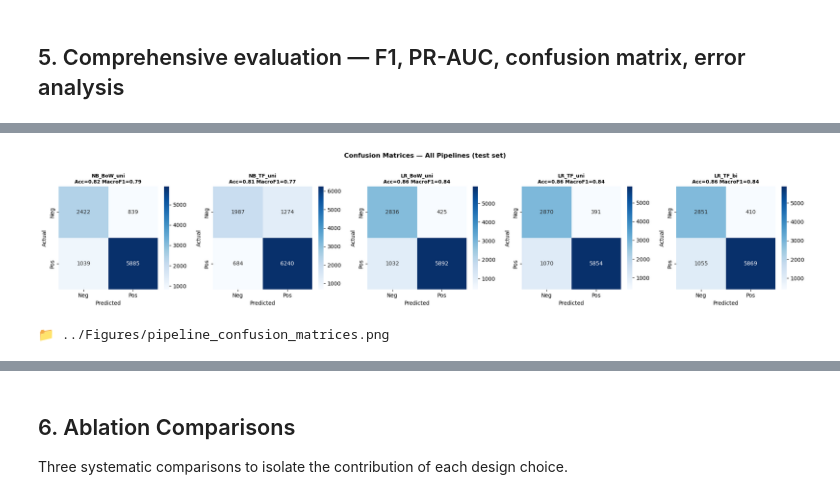
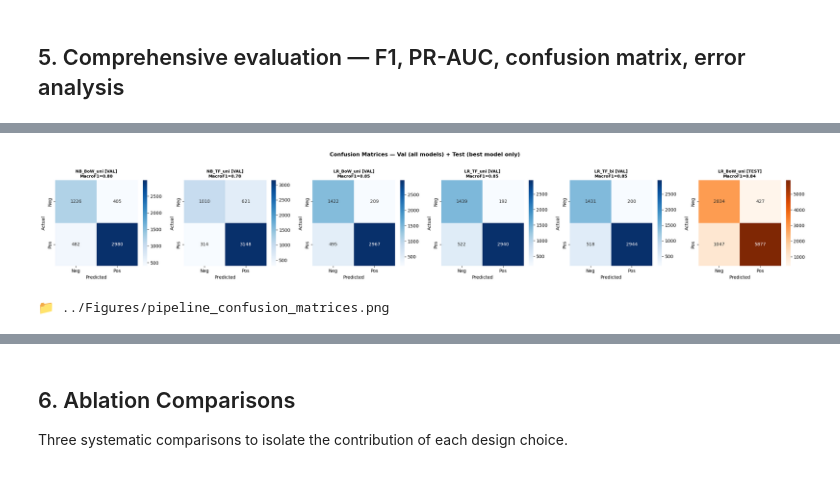
Before and after one commit to Jannik-m12/sentiment_analysis_spofify_reviews, a Jupyter notebook: Notebooks/03_Baseline_Modeling.ipynb, the cells around one changed output, grey strips where cells are left out. Saved outputs shown, nothing was run; the diff lists cells and outputs as text; code cells hidden in the pictures.

```diff
--- a/Notebooks/03_Baseline_Modeling.ipynb
+++ b/Notebooks/03_Baseline_Modeling.ipynb
@@ -285,0 +212,8 @@ print('  ✅ Stratification preserved class ratio. random_state=42 fixed for rep
+# %%
+# ── Step 5: Build capitalisation map from TRAINING rows only ──────────────────
+train_raw_texts = df_binary.loc[idx_train, 'Content']
+capitalization_map = build_capitalization_map(train_raw_texts)
+
+print(f'  Capitalisation map built from {len(train_raw_texts):,} training rows only')
+print(f'  Entries: {len(capitalization_map):,}')
+print('  ✅ No val/test-set vocabulary in the cap map')
@@ -443,19 +525,23 @@ from sklearn.feature_extraction.text import CountVectorizer, TfidfVectorizer
 CUSTOM_STOP = list(stop_words_filtered)
 
 texts_train = df_binary.loc[idx_train, 'cleaned'].values
+texts_val   = df_binary.loc[idx_val,   'cleaned'].values
 texts_test  = df_binary.loc[idx_test,  'cleaned'].values
 y_tr        = y_train
+y_va        = y_val
 y_te        = y_test
 
 print('=' * 60)
 print('✅ Step 4 Setup')
 print('=' * 60)
 print(f'  texts_train shape : {texts_train.shape}')
+print(f'  texts_val   shape : {texts_val.shape}')
 print(f'  texts_test  shape : {texts_test.shape}')
 print(f'  y_tr  distribution: Neg={(y_tr==0).sum()}, Pos={(y_tr==1).sum()}')
+print(f'  y_va  distribution: Neg={(y_va==0).sum()}, Pos={(y_va==1).sum()}')
 print(f'  y_te  distribution: Neg={(y_te==0).sum()}, Pos={(y_te==1).sum()}')
 print(f'  CUSTOM_STOP size  : {len(CUSTOM_STOP)} tokens')
-print(f'  Vectorisers       : CountVectorizer, TfidfVectorizer  ✅')
+print(f'  Vectorisers fit on train only via sklearn Pipeline  ✅')
 # %% [output]
 ============================================================
 ✅ Step 4 Setup
@@ -552,34 +645,68 @@ print('\n✅ All pipelines fitted and evaluated.')
 # %% [markdown]
 ## 5. Comprehensive evaluation — F1, PR-AUC, confusion matrix, error analysis
 # %%
-# ── Step 5a: Metrics table ────────────────────────────────────────────────────
-print('=' * 80)
-print('📊 Test-Set Performance Summary')
-print('=' * 80)
-print(f'  {"Model":<15} {"Acc":>6} {"F1-Neg":>8} {"F1-Pos":>8} {"Macro-F1":>10} {"CV-F1":>8} {"Best param"}')
-print('  ' + '─' * 75)
+# ── Step 5a: Val-set metrics table + best model selection ─────────────────────
+print('=' * 88)
+print('📊 Validation-Set Performance Summary  (test set not yet touched)')
+print('=' * 88)
+print(f'  {"Model":<15} {"Acc":>6} {"F1-Neg":>8} {"F1-Pos":>8} {"Macro-F1":>10} {"CV-F1":>8}  Best param')
+print('  ' + '─' * 83)
 for key, r in grid_results.items():
-    param_str = str(r['best_params'])
-    print(f'  {key:<15} {r["acc"]:>6.3f} {r["f1_neg"]:>8.3f} {r["f1_pos"]:>8.3f} {r["f1_macro"]:>10.3f} {r["cv_f1"]:>8.3f}  {param_str}')
+    print(f'  {key:<15} {r["val_acc"]:>6.3f} {r["val_f1_neg"]:>8.3f} {r["val_f1_pos"]:>8.3f} {r["val_f1_macro"]:>10.3f} {r["cv_f1"]:>8.3f}  {r["best_params"]}')
 
-print('\n' + '=' * 80)
-print('📋 Full Classification Reports')
-print('=' * 80)
-for key, r in grid_results.items():
-    print(f'\n  ── {key} ──')
-    print(classification_report(y_te, r['y_pred'],
-                                target_names=['Negative','Positive'],
-                                zero_division=0))
+# ── Select best model on val Macro-F1 ─────────────────────────────────────────
+best_key = max(grid_results, key=lambda k: grid_results[k]['val_f1_macro'])
+print(f'\n  🏆 Best model (val Macro-F1): {best_key}')
 
-fig, axes = plt.subplots(1, len(grid_results), figsize=(4*len(grid_results), 4))
+# ── Step 5b: Final one-time evaluation on TEST set (best model only) ──────────
+print('\n' + '=' * 88)
+print('🔒 Final Test-Set Evaluation  (best model only — run exactly once)')
+print('=' * 88)
+best_gs     = grid_results[best_key]['gs']
+y_pred_test = best_gs.predict(texts_test)
+y_prob_test = (best_gs.predict_proba(texts_test)[:, 1]
+               if hasattr(best_gs.best_estimator_.named_steps['clf'], 'predict_proba') else None)
+
+test_acc      = accuracy_score(y_te, y_pred_test)
+test_f1_neg   = f1_score(y_te, y_pred_test, pos_label=0, zero_division=0)
+test_f1_pos   = f1_score(y_te, y_pred_test, pos_label=1, zero_division=0)
+test_f1_macro = f1_score(y_te, y_pred_test, average='macro', zero_division=0)
+
+# Store test results back for downstream cells
+grid_results[best_key].update({
+    'y_pred_test'  : y_pred_test,
+    'y_prob_test'  : y_prob_test,
+    'test_acc'     : test_acc,
+    'test_f1_neg'  : test_f1_neg,
+    'test_f1_pos'  : test_f1_pos,
+    'test_f1_macro': test_f1_macro,
+})
+
+print(f'  Model     : {best_key}')
+print(f'  Accuracy  : {test_acc:.3f}')
+print(f'  F1-Neg    : {test_f1_neg:.3f}')
+print(f'  F1-Pos    : {test_f1_pos:.3f}')
+print(f'  Macro-F1  : {test_f1_macro:.3f}')
+print(f'\n{classification_report(y_te, y_pred_test, target_names=["Negative","Positive"], zero_division=0)}')
+
+# ── Step 5c: Confusion matrices — val (all models) + test (best model) ────────
+n_plots = len(grid_results) + 1  # one per model on val, plus one for best on test
+fig, axes = plt.subplots(1, n_plots, figsize=(4 * n_plots, 4))
+
 for ax, (key, r) in zip(axes, grid_results.items()):
-    cm = confusion_matrix(y_te, r['y_pred'])
+    cm = confusion_matrix(y_va, r['y_pred_val'])
     sns.heatmap(cm, annot=True, fmt='d', cmap='Blues', ax=ax,
                 xticklabels=['Neg','Pos'], yticklabels=['Neg','Pos'])
-    ax.set_title(f'{key}\nAcc={r["acc"]:.2f} MacroF1={r["f1_macro"]:.2f}',
-                 fontsize=9, fontweight='bold')
+    ax.set_title(f'{key} [VAL]\nMacroF1={r["val_f1_macro"]:.2f}', fontsize=9, fontweight='bold')
     ax.set_xlabel('Predicted'); ax.set_ylabel('Actual')
-plt.suptitle('Confusion Matrices — All Pipelines (test set)', fontsize=12, fontweight='bold', y=1.02)
+
+cm_test = confusion_matrix(y_te, y_pred_test)
+sns.heatmap(cm_test, annot=True, fmt='d', cmap='Oranges', ax=axes[-1],
+            xticklabels=['Neg','Pos'], yticklabels=['Neg','Pos'])
+axes[-1].set_title(f'{best_key} [TEST]\nMacroF1={test_f1_macro:.2f}', fontsize=9, fontweight='bold')
+axes[-1].set_xlabel('Predicted'); axes[-1].set_ylabel('Actual')
+
+plt.suptitle('Confusion Matrices — Val (all models) + Test (best model only)', fontsize=12, fontweight='bold', y=1.02)
 plt.tight_layout()
 plt.savefig('../Figures/pipeline_confusion_matrices.png', dpi=150, bbox_inches='tight')
 plt.show()
@@ -601,7 +728,7 @@ print('📁 ../Figures/pipeline_confusion_matrices.png')
 
     accuracy                           0.86     10185
    macro avg       0.83      0.86      0.84     10185
 weighted avg       0.87      0.86      0.86     10185
-[figure, old version]
+[figure, new version]
 📁 ../Figures/pipeline_confusion_matrices.png
 # %%
```
Also changed, not shown: parts of 28 cells of this notebook, 5 other files.
